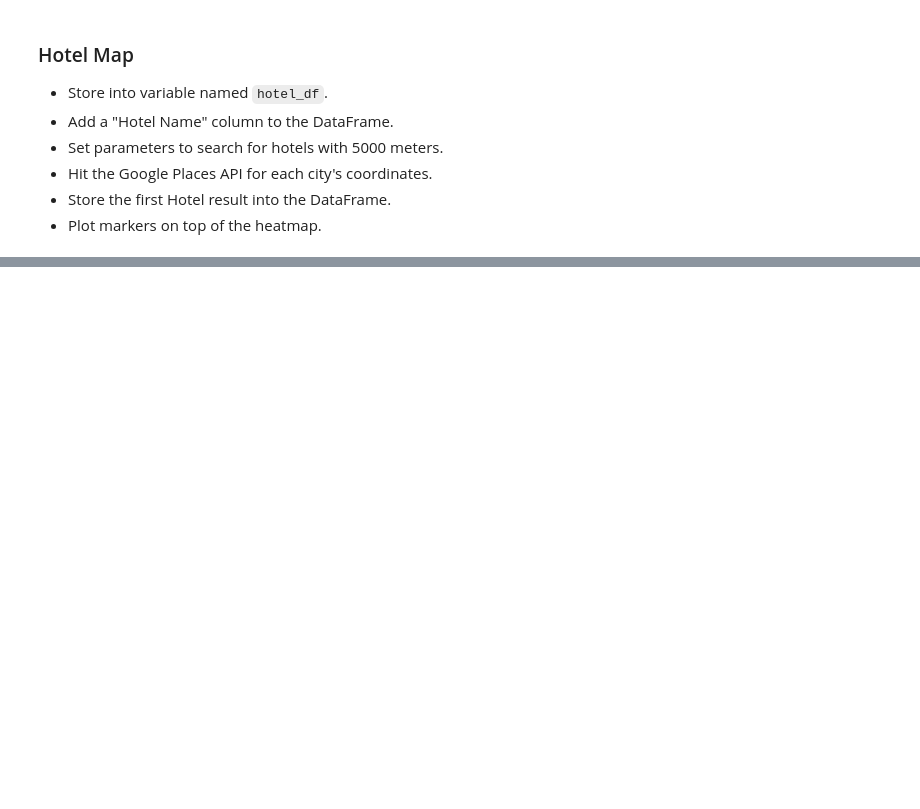
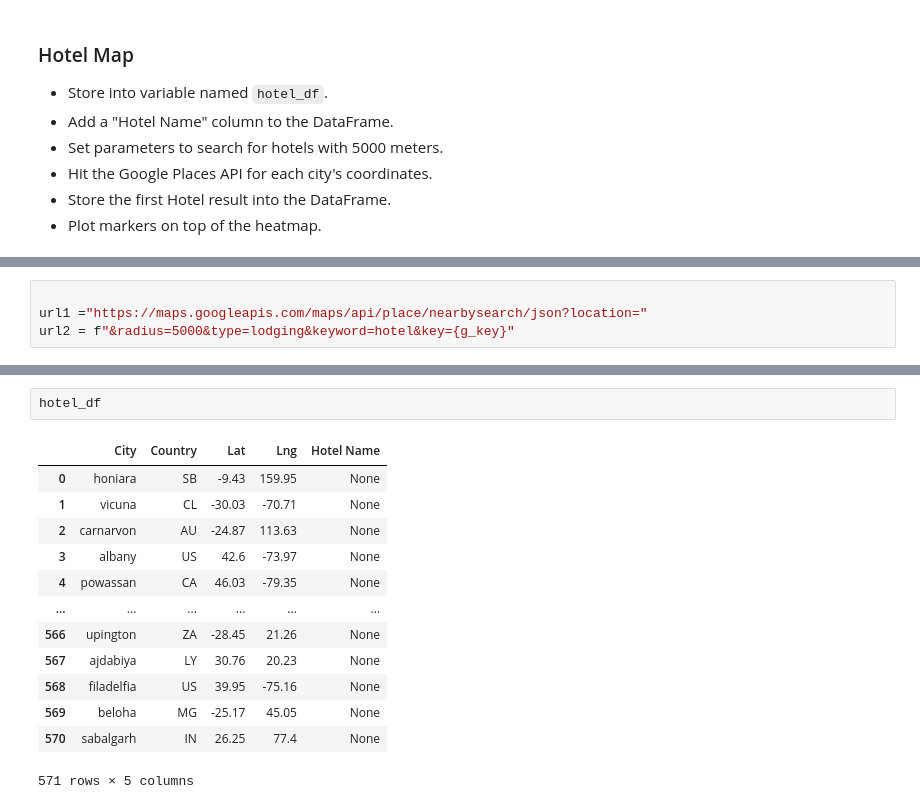
Before and after one commit to AEaker/python-api-challenge, a Jupyter notebook: VacationPy/VacationPy.ipynb, the cells around one changed output, grey strips where cells are left out. Cells and saved outputs as stored; diff of their text form; blank space fills up the shorter version.

```diff
--- a/VacationPy/VacationPy.ipynb
+++ b/VacationPy/VacationPy.ipynb
@@ -67,0 +112,4 @@ fig
+# %%
+
+url1 ="https://maps.googleapis.com/maps/api/place/nearbysearch/json?location="
+url2 = f"&radius=5000&type=lodging&keyword=hotel&key={g_key}"
@@ -67,0 +133,16 @@ fig
+# %%
+hotel_df
+# %% [output]
+|  | City | Country | Lat | Lng | Hotel Name |
+| 0 | honiara | SB | -9.43 | 159.95 | None |
+| 1 | vicuna | CL | -30.03 | -70.71 | None |
+| 2 | carnarvon | AU | -24.87 | 113.63 | None |
+| 3 | albany | US | 42.6 | -73.97 | None |
+| 4 | powassan | CA | 46.03 | -79.35 | None |
+| ... | ... | ... | ... | ... | ... |
+| 566 | upington | ZA | -28.45 | 21.26 | None |
+| 567 | ajdabiya | LY | 30.76 | 20.23 | None |
+| 568 | filadelfia | US | 39.95 | -75.16 | None |
+| 569 | beloha | MG | -25.17 | 45.05 | None |
+| 570 | sabalgarh | IN | 26.25 | 77.4 | None |
+571 rows × 5 columns
```
Also changed, not shown: parts of 7 cells of this notebook.
